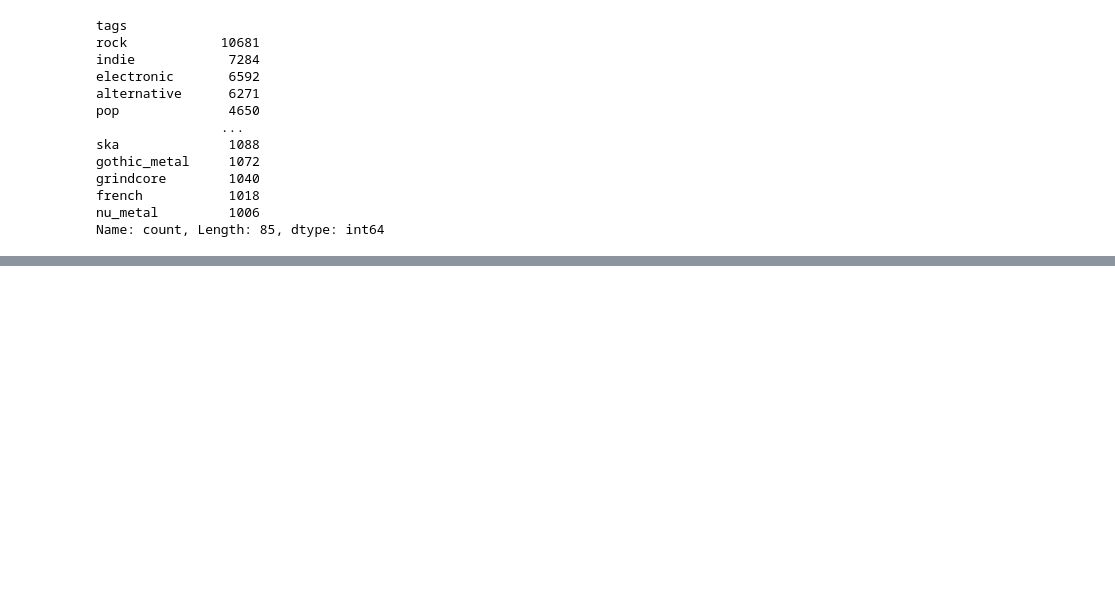
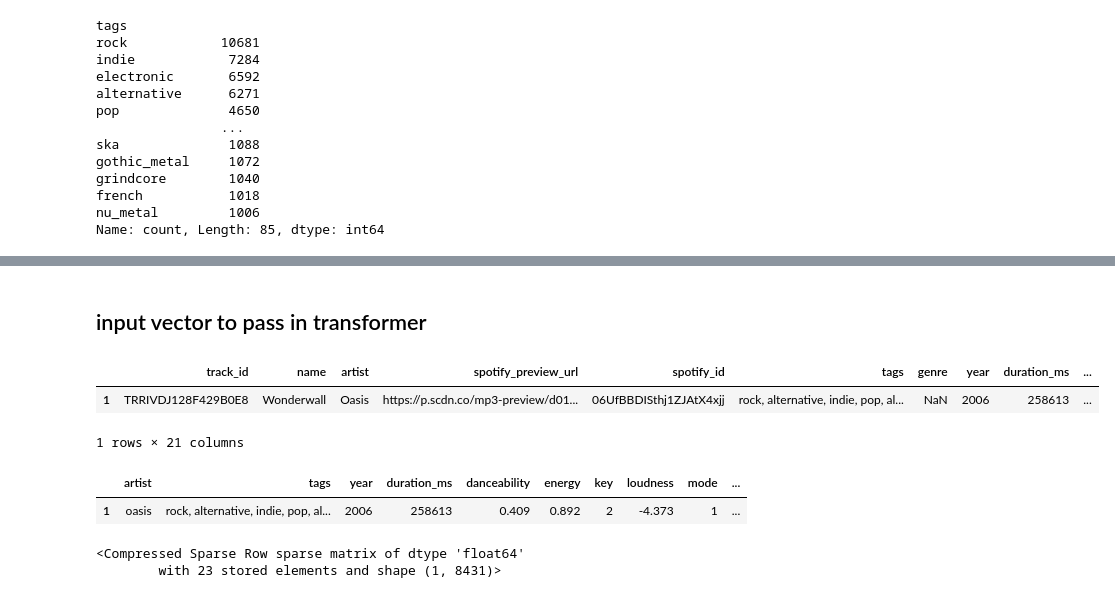
Before and after one commit to ujjwal-basnet/Hybrid-Recommender-system, a Jupyter notebook: content-based-filtering.ipynb, the cells around one changed output, grey strips where cells are left out. Cells and saved outputs as stored; diff of their text form; code cells hidden in the pictures; blank space fills up the shorter version.

```diff
--- a/content-based-filtering.ipynb
+++ b/content-based-filtering.ipynb
@@ -276,0 +384,22 @@ min_max_scale_cols = ["danceability","energy","speechiness","acousticness","inst
+# %% [markdown]
+## input  vector to pass in transformer
+# %%
+df_songs[df_songs['name'] == 'Wonderwall']
+# %% [output]
+|  | track_id | name | artist | spotify_preview_url | spotify_id | tags | genre | year | duration_ms | ... |
+| 1 | TRRIVDJ128F429B0E8 | Wonderwall | Oasis | https://p.scdn.co/mp3-preview/d01... | 06UfBBDISthj1ZJAtX4xjj | rock, alternative, indie, pop, al... | NaN | 2006 | 258613 | ... |
+1 rows × 21 columns
+# %%
+input_vector = df_colab_filtering[df_songs['name'] == 'Wonderwall']
+input_vector
+# %% [output]
+|  | artist | tags | year | duration_ms | danceability | energy | key | loudness | mode | ... |
+| 1 | oasis | rock, alternative, indie, pop, al... | 2006 | 258613 | 0.409 | 0.892 | 2 | -4.373 | 1 | ... |
+# %%
+## trasform
+
+input_vector = transformer.transform(input_vector)
+input_vector
+# %% [output]
+<Compressed Sparse Row sparse matrix of dtype 'float64'
+        with 23 stored elements and shape (1, 8431)>
```
Also changed, not shown: parts of 19 cells of this notebook.
